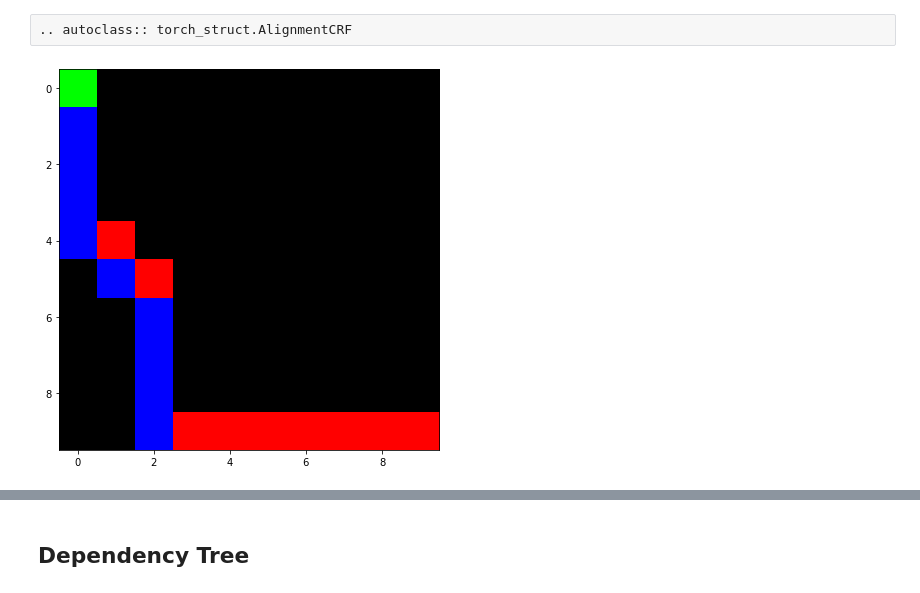
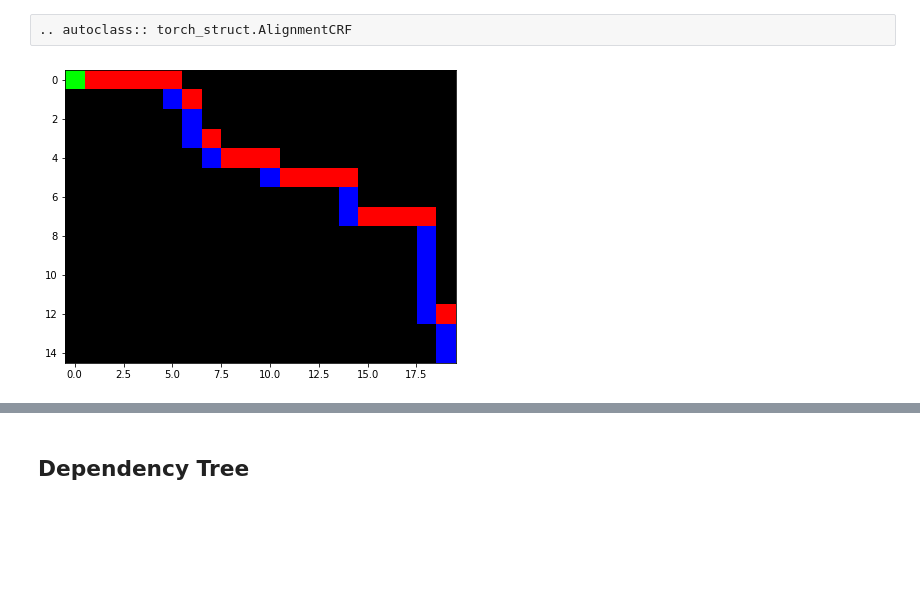
Before and after one commit to harvardnlp/pytorch-struct, a Jupyter notebook: docs/source/model.ipynb, the cells around one changed output, grey strips where cells are left out. Saved outputs shown, nothing was run; the diff lists cells and outputs as text; code cells hidden in the pictures; blank space fills up the shorter version.

```diff
--- a/docs/source/model.ipynb
+++ b/docs/source/model.ipynb
@@ -82,12 +82,12 @@ show_sm(event[0])
 # %% [raw]
 .. autoclass:: torch_struct.AlignmentCRF
 # %%
-batch, N, M = 3, 10, 10
+batch, N, M = 3, 15, 20
 def show_deps(tree):
     plt.imshow(tree.detach())
 
 log_potentials = torch.rand(batch, N, M, 3)
 dist = torch_struct.AlignmentCRF(log_potentials)
 show_deps(dist.argmax[0])
 # %% [output]
-[figure, old version]
+[figure, new version]
```
Also changed, not shown: parts of 27 cells of this notebook, 2 other files.
